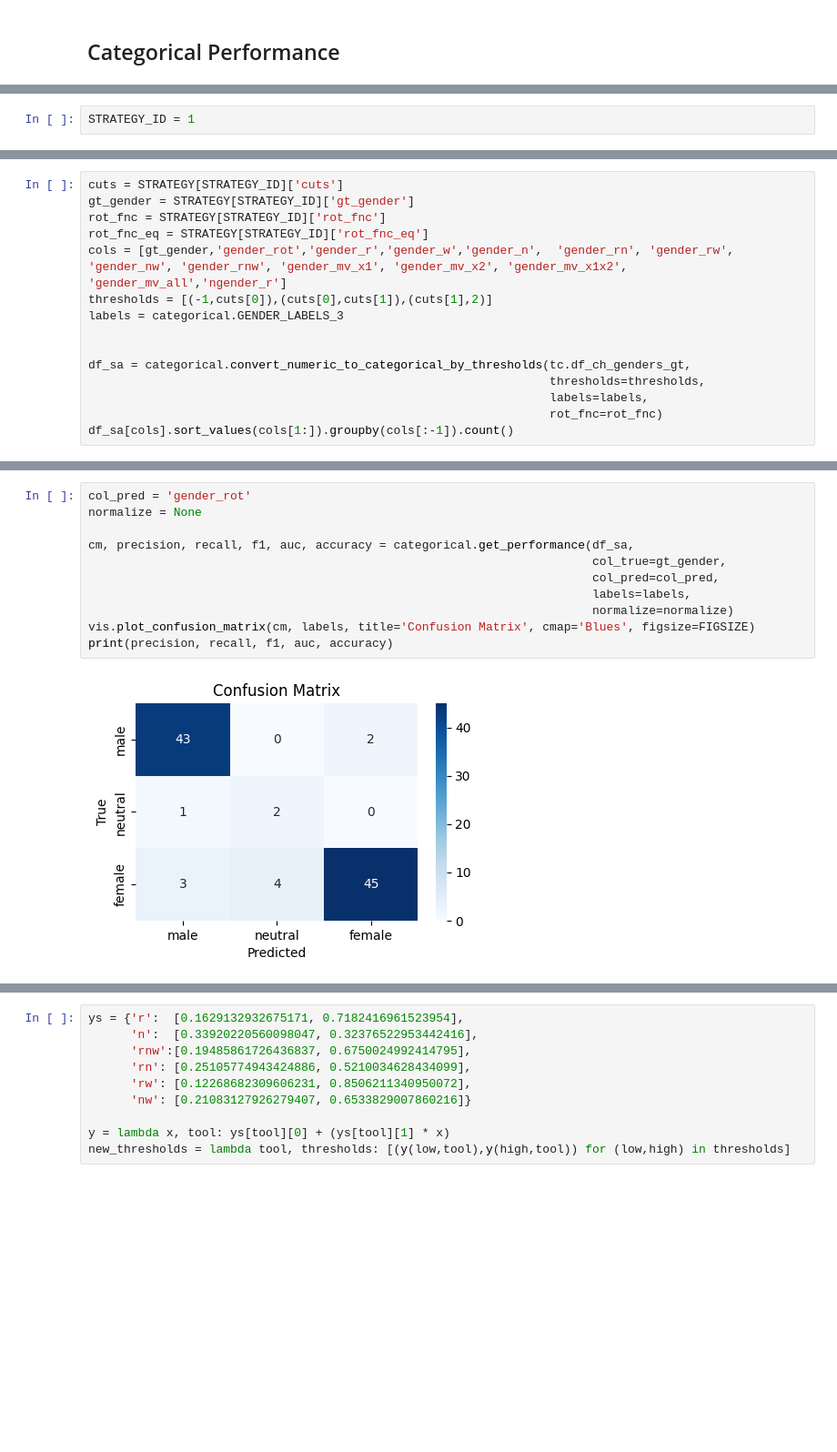
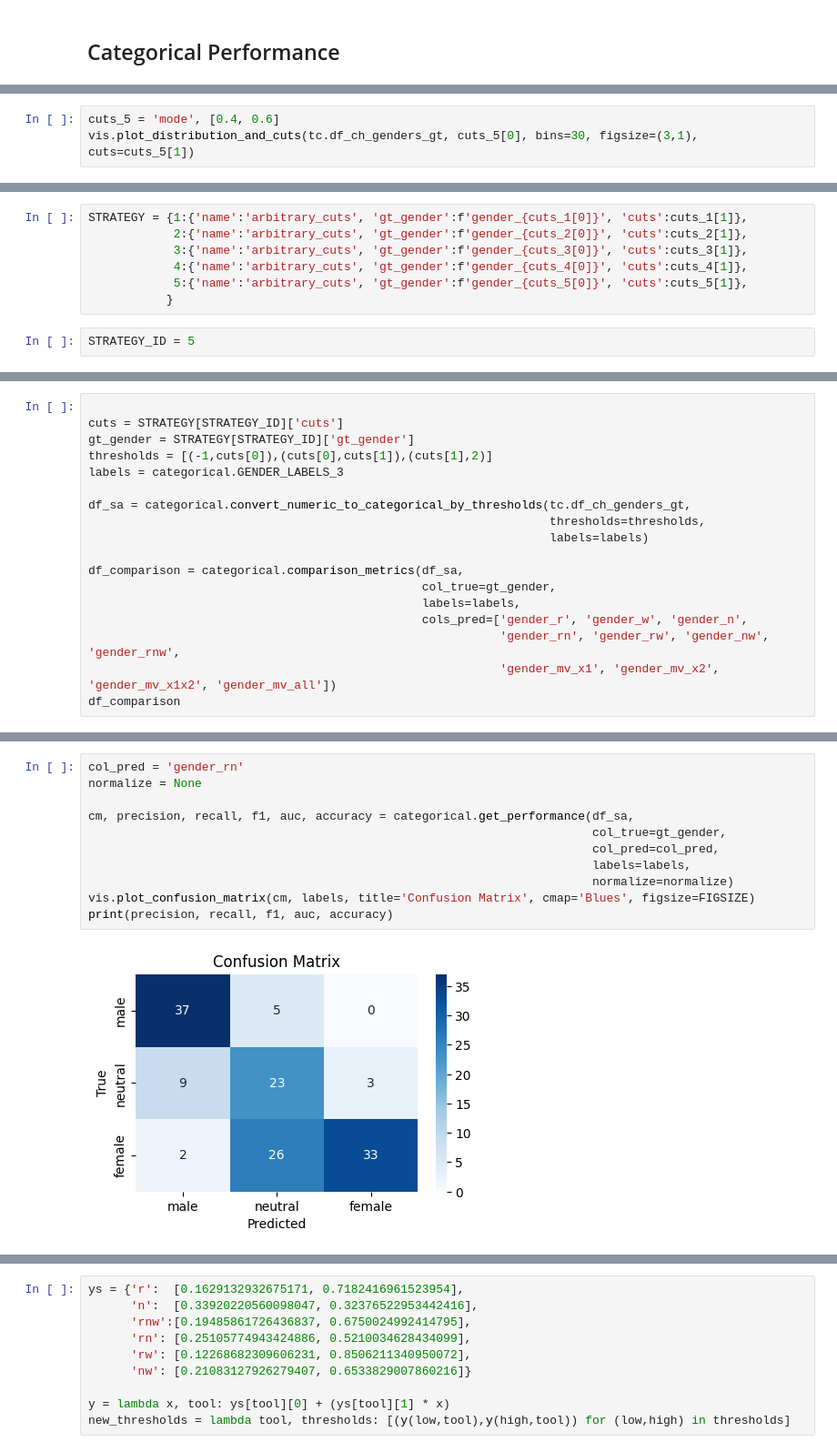
Before and after one commit to CSHVienna/chinese-names-gender, a Jupyter notebook: code/notebooks/chinese_gender_comparison.ipynb, the cells around one changed output, grey strips where cells are left out. Shown at 91% size. Saved outputs shown, nothing was run; the diff lists cells and outputs as text; blank space fills up the shorter version.

```diff
--- a/code/notebooks/chinese_gender_comparison.ipynb
+++ b/code/notebooks/chinese_gender_comparison.ipynb
@@ -286,0 +287,3 @@ vis.plot_distribution_and_cuts(tc.df_ch_genders_gt, 'mode', bins=30, figsize=(3,
+# %%
+cuts_5 = 'mode', [0.4, 0.6]
+vis.plot_distribution_and_cuts(tc.df_ch_genders_gt, cuts_5[0], bins=30, figsize=(3,1), cuts=cuts_5[1])
@@ -295,2 +294,9 @@ STRATEGY = {1:{'name':'arbitrary_cuts', 'cuts':[0.445, 0.541], 'gt_gender':'gend
+# %%
+STRATEGY = {1:{'name':'arbitrary_cuts', 'gt_gender':f'gender_{cuts_1[0]}', 'cuts':cuts_1[1]},
+            2:{'name':'arbitrary_cuts', 'gt_gender':f'gender_{cuts_2[0]}', 'cuts':cuts_2[1]},
+            3:{'name':'arbitrary_cuts', 'gt_gender':f'gender_{cuts_3[0]}', 'cuts':cuts_3[1]},
+            4:{'name':'arbitrary_cuts', 'gt_gender':f'gender_{cuts_4[0]}', 'cuts':cuts_4[1]},
+            5:{'name':'arbitrary_cuts', 'gt_gender':f'gender_{cuts_5[0]}', 'cuts':cuts_5[1]},
+           }
 # %%
-STRATEGY_ID = 1
+STRATEGY_ID = 5
@@ -313,16 +303,19 @@ tc.df_ch_genders_gt[['ngender_r','ngender_n','ngender_w','mean_ngender_rw', 'med
 # %%
+
 cuts = STRATEGY[STRATEGY_ID]['cuts']
 gt_gender = STRATEGY[STRATEGY_ID]['gt_gender']
-rot_fnc = STRATEGY[STRATEGY_ID]['rot_fnc']
-rot_fnc_eq = STRATEGY[STRATEGY_ID]['rot_fnc_eq']
-cols = [gt_gender,'gender_rot','gender_r','gender_w','gender_n',  'gender_rn', 'gender_rw', 'gender_nw', 'gender_rnw', 'gender_mv_x1', 'gender_mv_x2', 'gender_mv_x1x2', 'gender_mv_all','ngender_r']
 thresholds = [(-1,cuts[0]),(cuts[0],cuts[1]),(cuts[1],2)]
 labels = categorical.GENDER_LABELS_3
 
-
 df_sa = categorical.convert_numeric_to_categorical_by_thresholds(tc.df_ch_genders_gt,
                                                                  thresholds=thresholds,
-                                                                 labels=labels,
-                                                                 rot_fnc=rot_fnc)
-df_sa[cols].sort_values(cols[1:]).groupby(cols[:-1]).count()
+                                                                 labels=labels)
+
+df_comparison = categorical.comparison_metrics(df_sa,
+                                               col_true=gt_gender,
+                                               labels=labels,
+                                               cols_pred=['gender_r', 'gender_w', 'gender_n',
+                                                          'gender_rn', 'gender_rw', 'gender_nw', 'gender_rnw',
+                                                          'gender_mv_x1', 'gender_mv_x2', 'gender_mv_x1x2', 'gender_mv_all'])
+df_comparison
 # %% [output]
@@ -366,13 +335,13 @@ df_comparison
 # %%
-col_pred = 'gender_rot'
+col_pred = 'gender_rn'
 normalize = None
 
 cm, precision, recall, f1, auc, accuracy = categorical.get_performance(df_sa,
                                                                        col_true=gt_gender,
                                                                        col_pred=col_pred,
                                                                        labels=labels,
                                                                        normalize=normalize)
 vis.plot_confusion_matrix(cm, labels, title='Confusion Matrix', cmap='Blues', figsize=FIGSIZE)
 print(precision, recall, f1, auc, accuracy)
 # %% [output]
-[figure, old version]
+[figure, new version]
```
Also changed, not shown: parts of 38 cells of this notebook, 7 other files.
